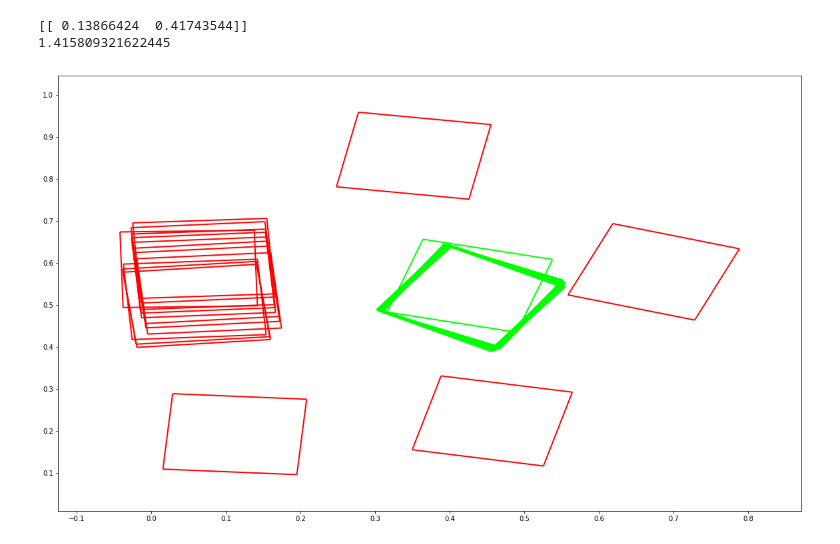
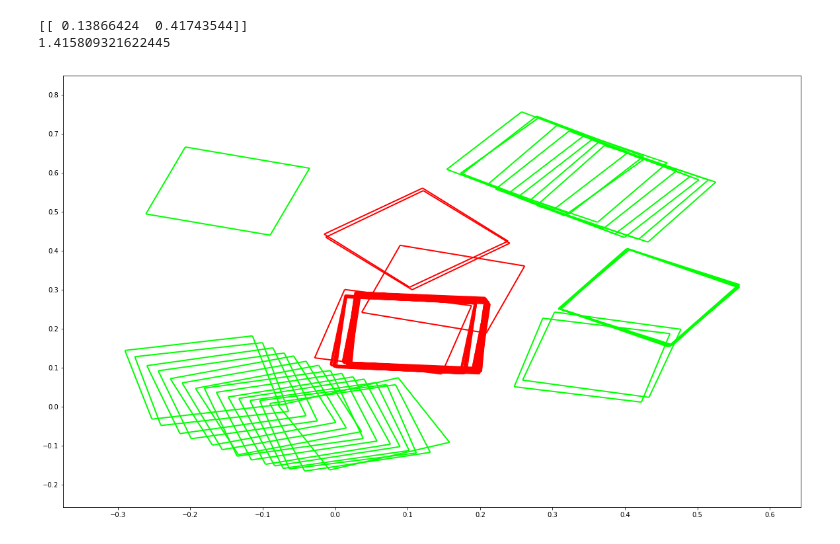
Before and after one commit to tuandnvn/learn-to-perform, a Jupyter notebook: notebooks/demo_event.ipynb, the cells around one changed output. Drawn from its saved outputs; the diff is of its cells as text; code cells hidden in the pictures.

```diff
--- a/notebooks/demo_event.ipynb
+++ b/notebooks/demo_event.ipynb
@@ -195,8 +195,8 @@ def plot (object_data, from_frame, to_frame):
 
     plt.show()
 # %%
-plot(object_data, 682 , 780)
+plot(object_data, 835 , 945)
 # %% [output]
-[figure, old version]
+[figure, new version]
 # %%
 object_data['Stella Artois'].keys()
```
Also changed, not shown: 1 other file.
